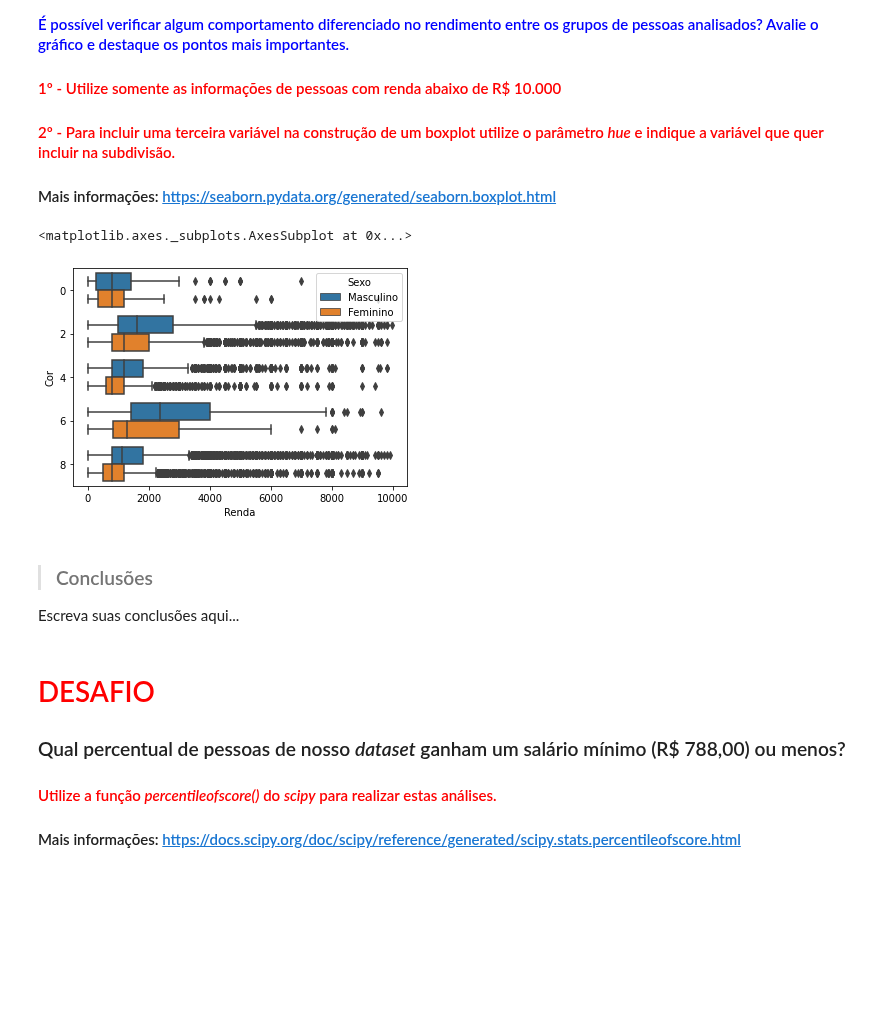
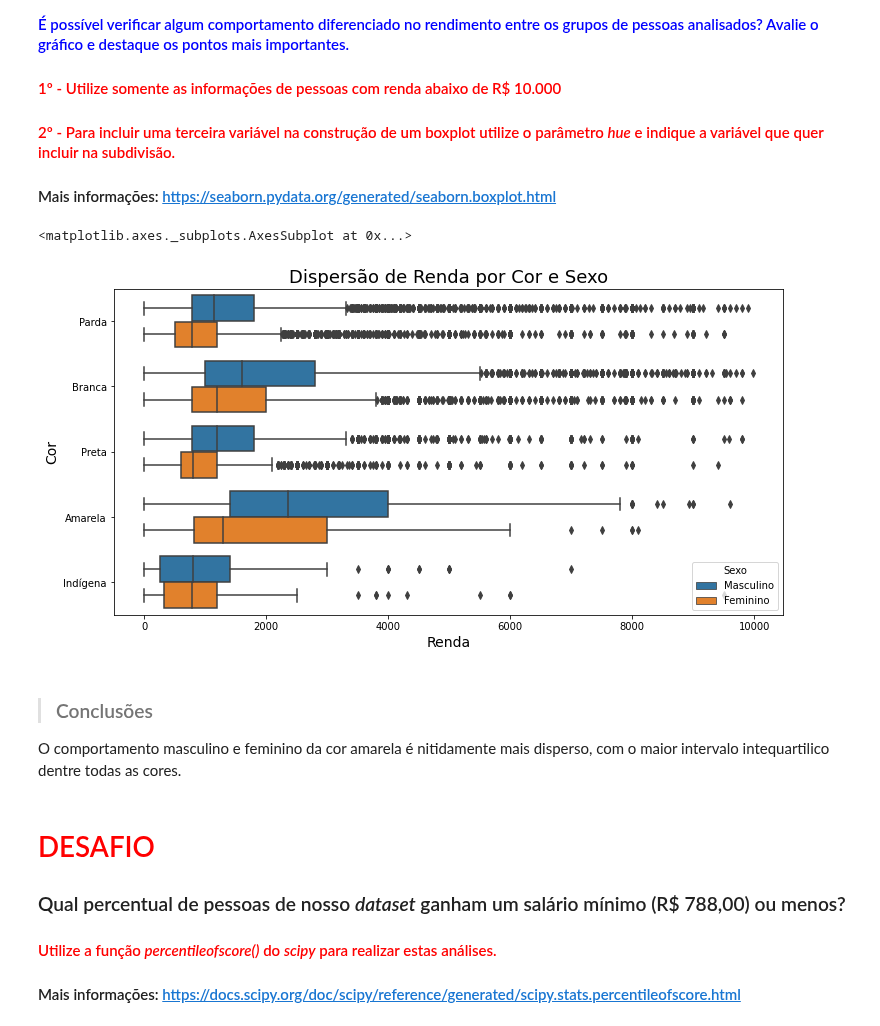
Before and after one commit to muriloWeber/dataScienceAlura, a Jupyter notebook: dataScienceEstatisticaComPythonFrequenciasEMedidas/Projeto_Analise_Descritiva.ipynb, the cells around one changed output. Cells and saved outputs as stored; diff of their text form; code cells hidden in the pictures; blank space fills up the shorter version.

```diff
--- a/dataScienceEstatisticaComPythonFrequenciasEMedidas/Projeto_Analise_Descritiva.ipynb
+++ b/dataScienceEstatisticaComPythonFrequenciasEMedidas/Projeto_Analise_Descritiva.ipynb
@@ -474,16 +474,22 @@ Homens de cor amarela tem a renda mais dispersa diante de homens de outras cores
 #### Mais informações: https://seaborn.pydata.org/generated/seaborn.boxplot.html
 # %%
 df.Sexo.replace(sexo, inplace=True)
+df.Cor.replace(cor, inplace=True)
+df['Anos de Estudo'].replace(anos_de_estudo, inplace=True)
 # %%
 ax = sns.boxplot(x=df.query('Renda < 10000').Renda, y='Cor', hue= 'Sexo', data = df, orient = 'h')
+ax.figure.set_size_inches(12,6)
+ax.set_title('Dispersão de Renda por Cor e Sexo', fontsize=18)
+ax.set_xlabel('Renda', fontsize=14)
+ax.set_ylabel('Cor', fontsize=14)
 ax
 # %% [output]
 <matplotlib.axes._subplots.AxesSubplot at 0x...>
-[figure, old version]
+[figure, new version]
-# %% [markdown]
-> ### Conclusões
-
-Escreva suas conclusões aqui...
+# %% [markdown]
+> ### Conclusões
+
+O comportamento masculino e feminino da cor amarela é nitidamente mais disperso, com o maior intervalo intequartilico dentre todas as cores.
 # %% [markdown]
 # <font color="red">DESAFIO<font>
 ### Qual percentual de pessoas de nosso <i>dataset</i> ganham um salário mínimo (R$ 788,00) ou menos?
```
Also changed, not shown: parts of 4 cells of this notebook.
